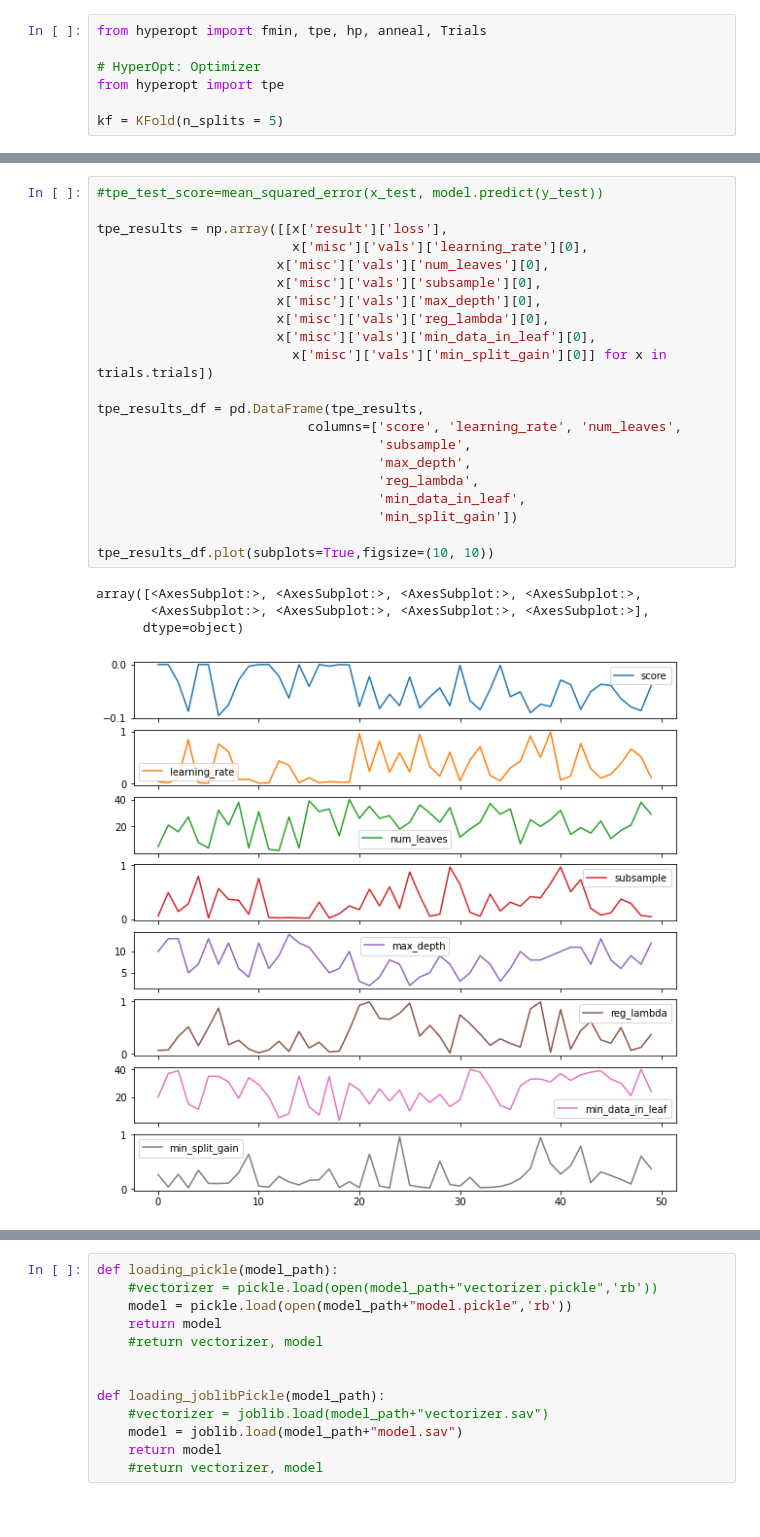
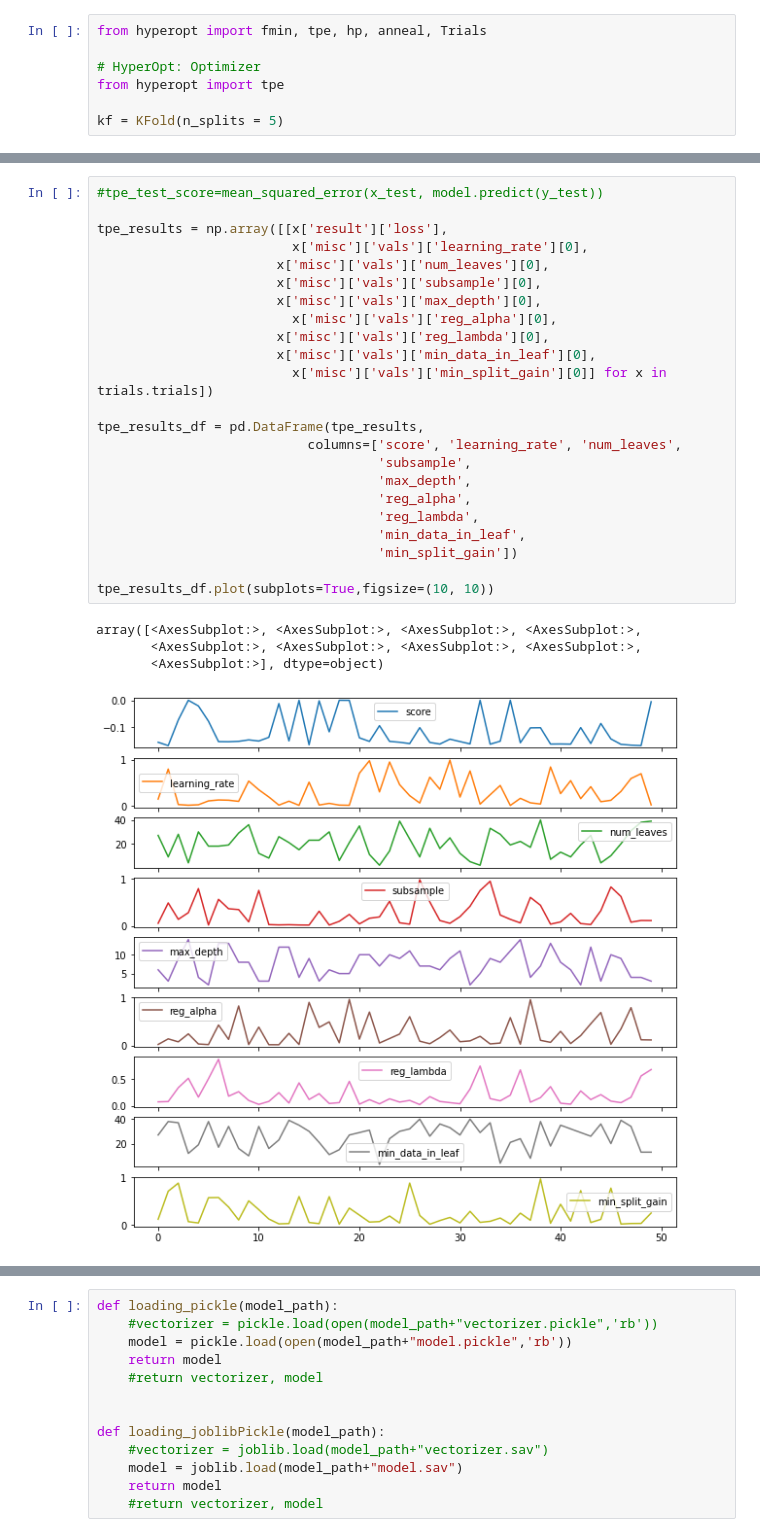
Before and after one commit to lauraamy/projet7_pretdepenser, a Jupyter notebook: projet7_mymodels2.ipynb, the cells around one changed output, grey strips where cells are left out. Cells and saved outputs as stored; diff of their text form.

```diff
--- a/projet7_mymodels2.ipynb
+++ b/projet7_mymodels2.ipynb
@@ -554,28 +302,30 @@ Best  -0.095 params {'learning_rate': 0.7647979850346045, 'max_depth': 7.0, 'min
 # %%
 #tpe_test_score=mean_squared_error(x_test, model.predict(y_test))
 
 tpe_results = np.array([[x['result']['loss'],
                          x['misc']['vals']['learning_rate'][0],
                        x['misc']['vals']['num_leaves'][0],
                        x['misc']['vals']['subsample'][0],
                        x['misc']['vals']['max_depth'][0],
+                         x['misc']['vals']['reg_alpha'][0],
                        x['misc']['vals']['reg_lambda'][0],
                        x['misc']['vals']['min_data_in_leaf'][0],
                          x['misc']['vals']['min_split_gain'][0]] for x in trials.trials])
 
 tpe_results_df = pd.DataFrame(tpe_results,
                            columns=['score', 'learning_rate', 'num_leaves',
                                     'subsample',
                                     'max_depth',
+                                    'reg_alpha',
                                     'reg_lambda',
                                     'min_data_in_leaf',
                                     'min_split_gain'])
 
 tpe_results_df.plot(subplots=True,figsize=(10, 10))
 # %% [output]
 array([<AxesSubplot:>, <AxesSubplot:>, <AxesSubplot:>, <AxesSubplot:>,
-       <AxesSubplot:>, <AxesSubplot:>, <AxesSubplot:>, <AxesSubplot:>],
-      dtype=object)
+       <AxesSubplot:>, <AxesSubplot:>, <AxesSubplot:>, <AxesSubplot:>,
+       <AxesSubplot:>], dtype=object)
-[figure, old version]
+[figure, new version]
 # %%
 model
```
Also changed, not shown: parts of 118 cells of this notebook, 10 other files.
